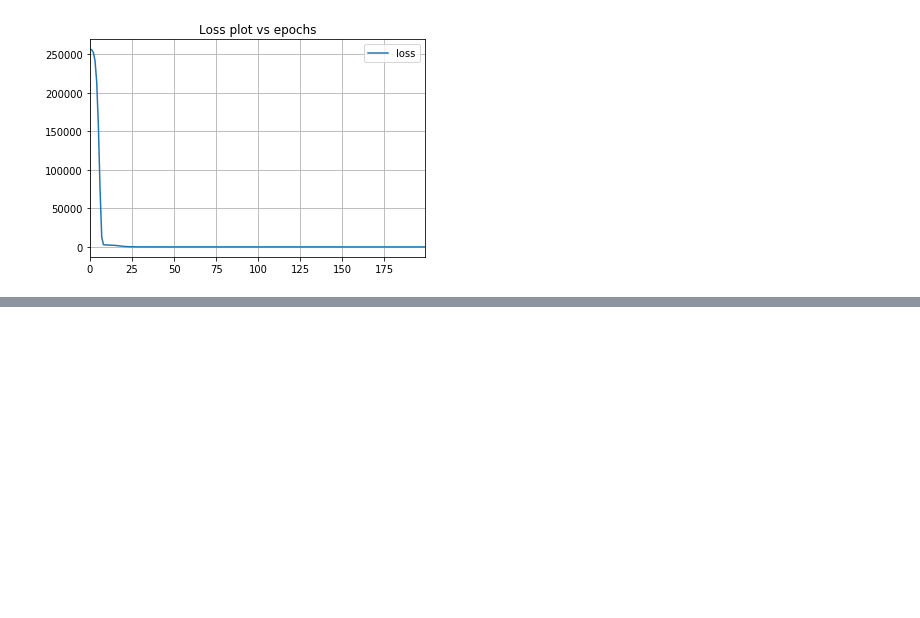
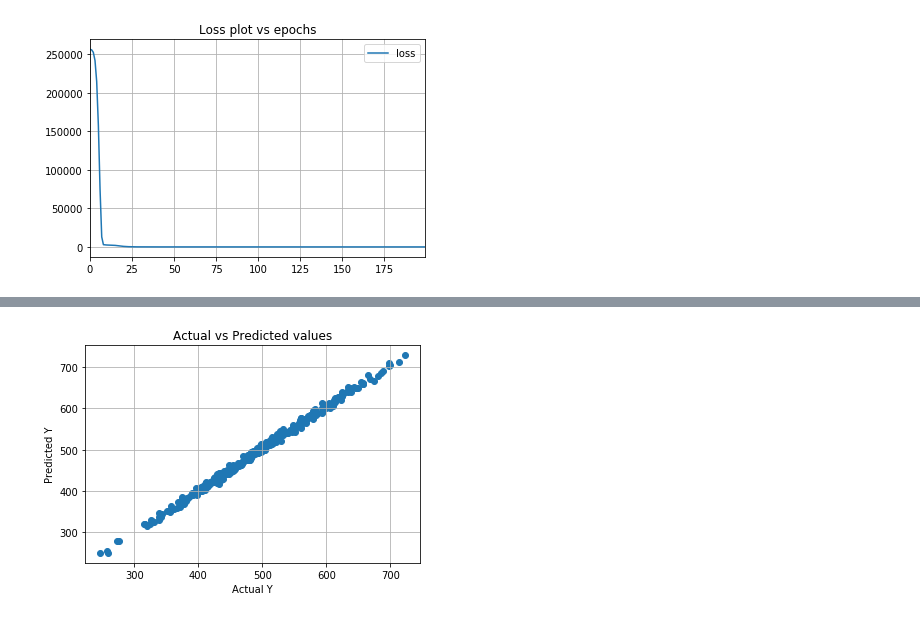
Before and after one commit to debajyoti94/PracticingTensorflow, a Jupyter notebook: notebooks/TF_fundamentals.ipynb, the cells around one changed output, grey strips where cells are left out. Cells and saved outputs as stored; diff of their text form; code cells hidden in the pictures; blank space fills up the shorter version.

Commit message:
Basic regression model building complete.

```diff
--- a/notebooks/TF_fundamentals.ipynb
+++ b/notebooks/TF_fundamentals.ipynb
@@ -94,0 +110,21 @@ loss_df.plot(title='Loss plot vs epochs',
+# %%
+# now we want to plot actual y vs predicted y
+preds = model.predict(X_test)
+
+type(preds)
+# since preds is a numpy array, we need to convert it to a series
+results_df = pd.DataFrame(columns=['Predicted_y', 'Actual_y'])
+# %%
+results_df['Predicted_y'] = pd.Series(data=preds.reshape(-1,))
+results_df['Actual_y'] = pd.Series(data=y_test.reshape(-1,))
+# %%
+plt.scatter(x=results_df['Actual_y'], y=results_df['Predicted_y'])
+plt.xlabel('Actual Y')
+plt.ylabel('Predicted Y')
+plt.grid()
+plt.title('Actual vs Predicted values')
+plt.show();
+
+# we see a strong correlation between the two.
+# %% [output]
+[figure, added]
```
Also changed, not shown: parts of 6 cells of this notebook.
